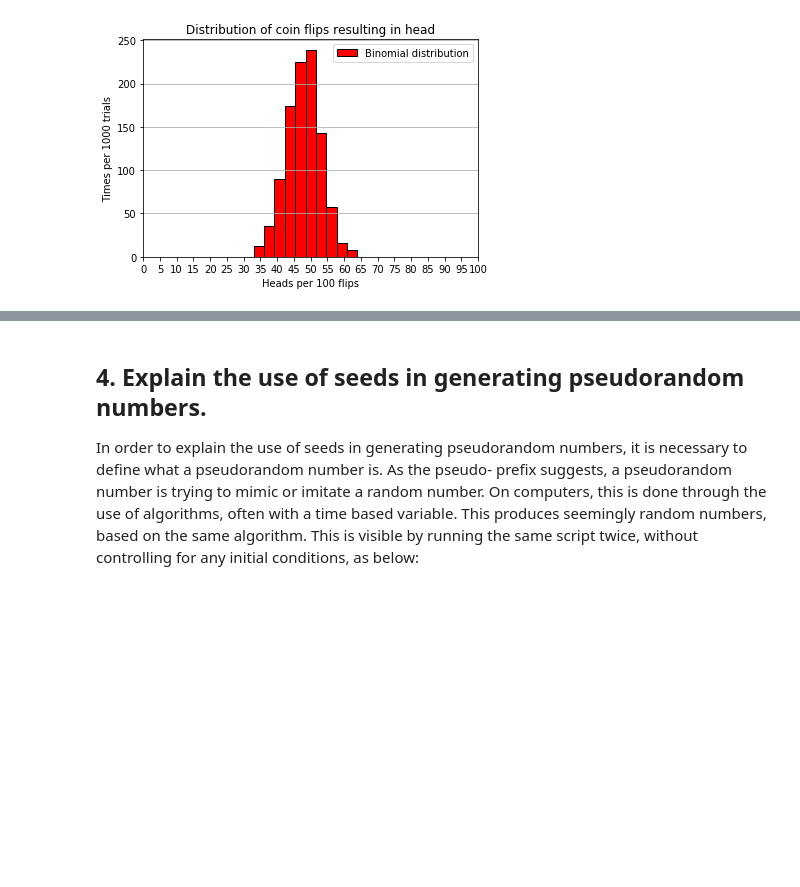
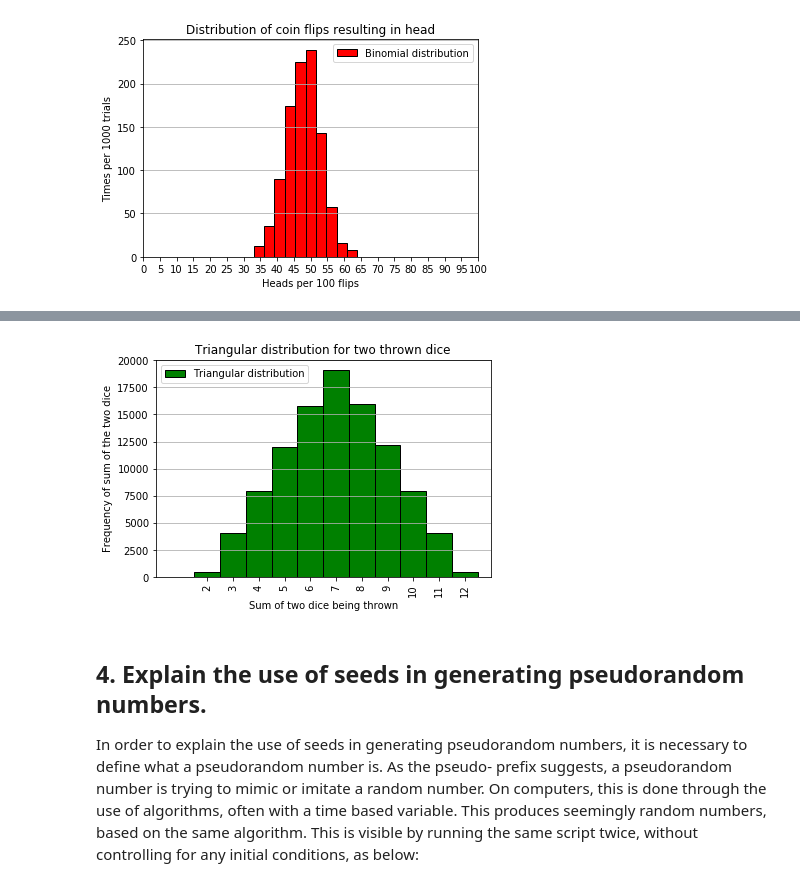
Before and after one commit to Clauric/GMIT_PfDA_Assessment, a Jupyter notebook: Numpy Assignment.ipynb, the cells around one changed output, grey strips where cells are left out. Cells and saved outputs as stored; diff of their text form; code cells hidden in the pictures; blank space fills up the shorter version.

```diff
--- a/Numpy Assignment.ipynb
+++ b/Numpy Assignment.ipynb
@@ -352,3 +380,36 @@ plt.show()
+# %%
+# Triangular distributiom
+import numpy as np
+import matplotlib.pyplot as plt
+from collections import Counter
+
+# Set the size to 10000
+s = 100000
+
+# Create a triangular distribution using a min value of 2, mu of 7, and max of 12
+np.random.seed(22)
+x = np.random.triangular(2, 7, 12, s)
+
+# Plot the histogram for the distribution and number of bins  equal to the highest value in x
+plt.hist(x, bins=np.arange(14)-0.5, label="Triangular distribution", color="g", edgecolor="black")
+
+# Set the range on the x-axis to the max value in x +1
+plt.xlim(0,13)
+
+# Set the ticks on the x-axis, and rotate text 90 degrees
+plt.xticks(np.arange(start=2,stop=13,step=1), rotation=90)
+
+# Plot title, descriptions of x and y axes, y-axis gridlines, and legend
+plt.title("Triangular distribution for two thrown dice")
+plt.xlabel("Sum of two dice being thrown")
+plt.ylabel("Frequency of sum of the two dice")
+plt.grid(True,axis="y")
+plt.legend()
+
+# Force the plot
+plt.show()
+# %% [output]
+[figure, added]
 # %% [markdown]
 ## 4. Explain the use of seeds in generating pseudorandom numbers.
 
```
Also changed, not shown: parts of 8 cells of this notebook.
